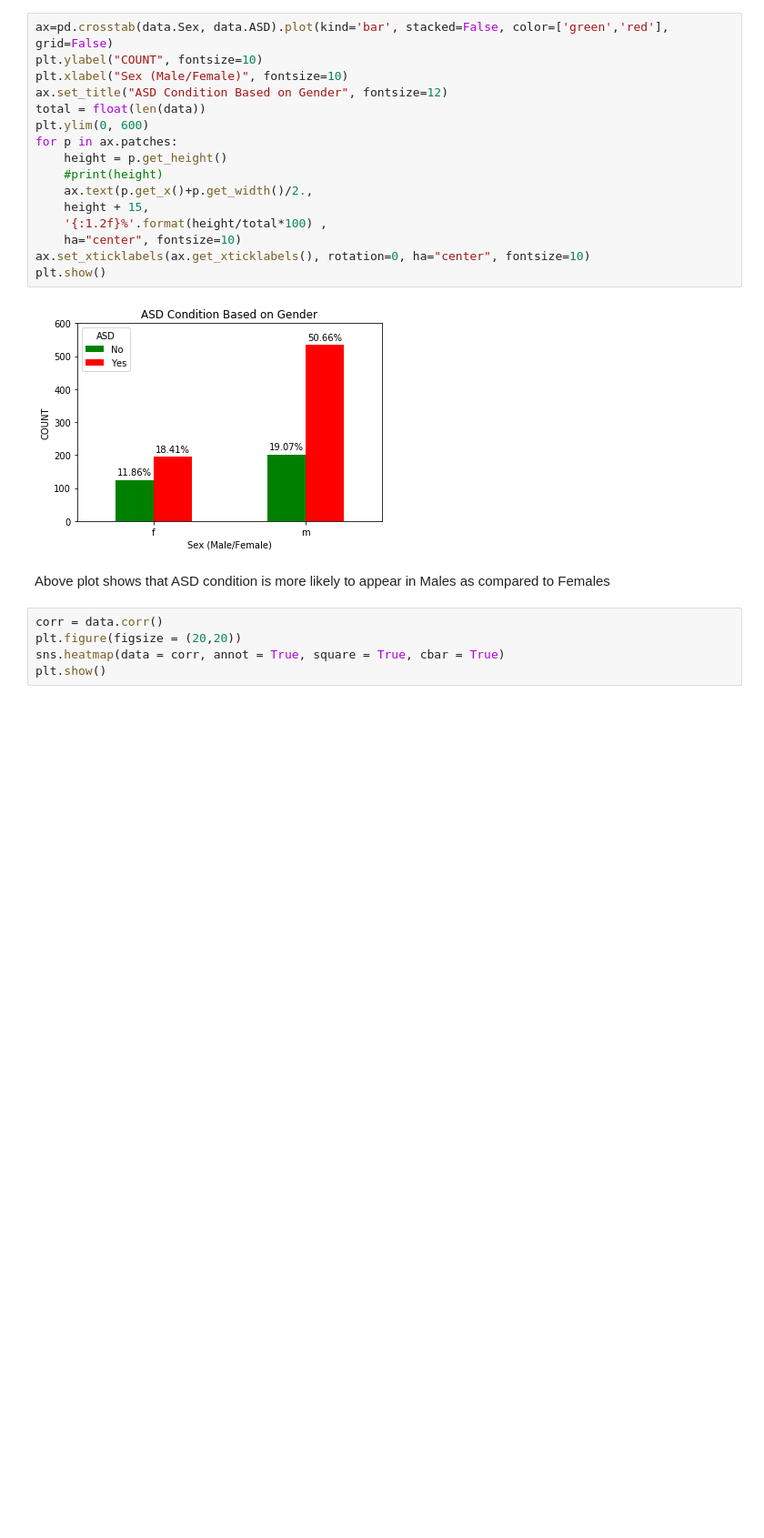
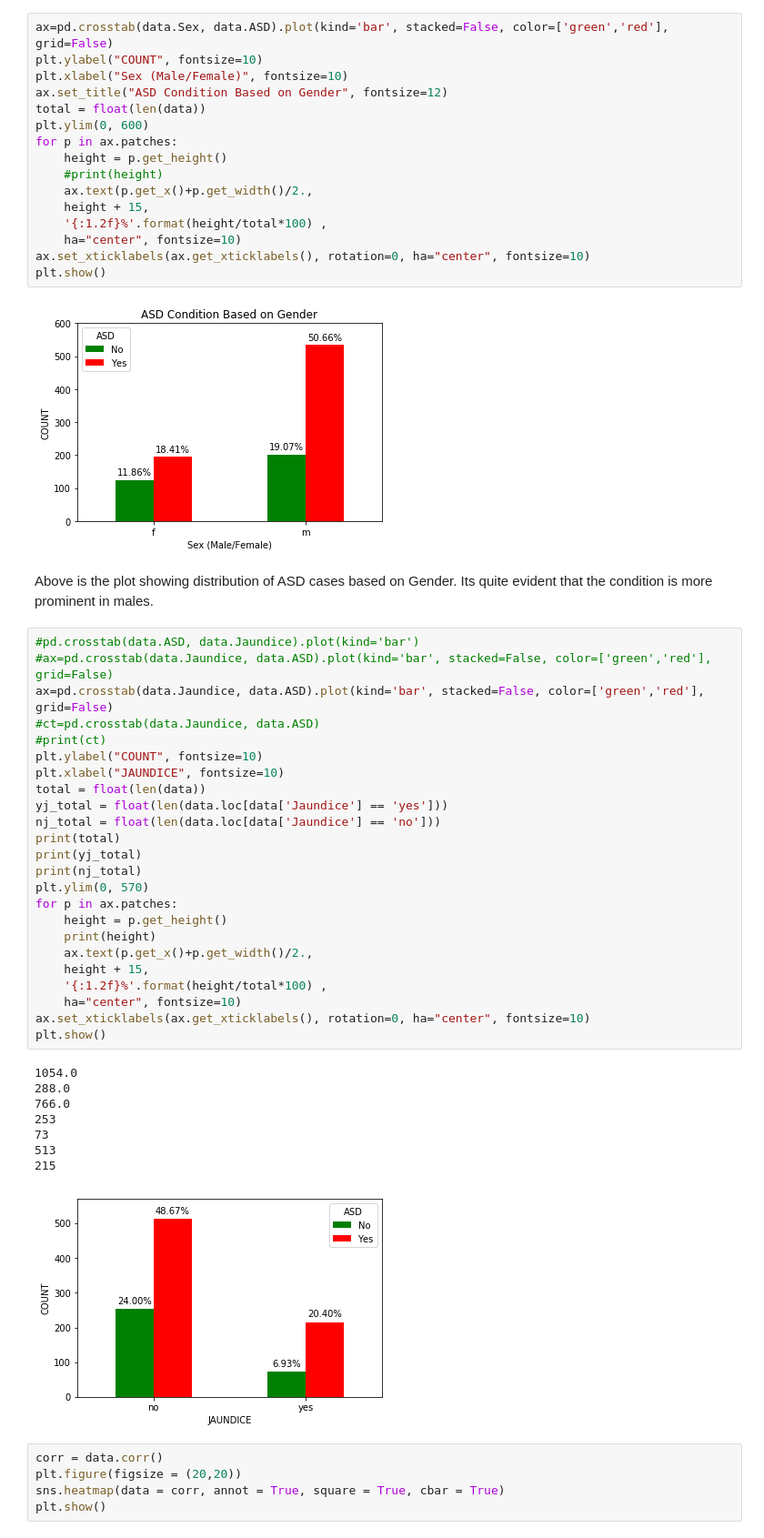
Before and after one commit to rajpragit/capstone, a Jupyter notebook: proj1/toddler-autism-model.ipynb, the cells around one changed output. Shown: that part at 91% size. Cells and saved outputs as stored; diff of their text form; blank space fills up the shorter version.

```diff
--- a/proj1/toddler-autism-model.ipynb
+++ b/proj1/toddler-autism-model.ipynb
@@ -203,8 +210,41 @@ ax.set_xticklabels(ax.get_xticklabels(), rotation=0, ha="center", fontsize=10)
 plt.show()
 # %% [output]
 [figure]
-# %% [markdown]
-Above plot shows that ASD condition is more likely to appear in Males as compared to Females
+# %% [markdown]
+Above is the plot showing distribution of ASD cases based on Gender. Its quite evident that the condition is more prominent in males.
+# %%
+#pd.crosstab(data.ASD, data.Jaundice).plot(kind='bar')
+#ax=pd.crosstab(data.Jaundice, data.ASD).plot(kind='bar', stacked=False, color=['green','red'], grid=False)
+ax=pd.crosstab(data.Jaundice, data.ASD).plot(kind='bar', stacked=False, color=['green','red'], grid=False)
+#ct=pd.crosstab(data.Jaundice, data.ASD)
+#print(ct)
+plt.ylabel("COUNT", fontsize=10)
+plt.xlabel("JAUNDICE", fontsize=10)
+total = float(len(data))
+yj_total = float(len(data.loc[data['Jaundice'] == 'yes']))
+nj_total = float(len(data.loc[data['Jaundice'] == 'no']))
+print(total)
+print(yj_total)
+print(nj_total)
+plt.ylim(0, 570)
+for p in ax.patches:
+    height = p.get_height()
+    print(height)
+    ax.text(p.get_x()+p.get_width()/2.,
+    height + 15,
+    '{:1.2f}%'.format(height/total*100) ,
+    ha="center", fontsize=10)
+ax.set_xticklabels(ax.get_xticklabels(), rotation=0, ha="center", fontsize=10)
+plt.show()
+# %% [output]
+1054.0
+288.0
+766.0
+253
+73
+513
+215
+[figure, added]
 # %%
 corr = data.corr()
 plt.figure(figsize = (20,20))
```
Also changed, not shown: parts of 2 cells of this notebook.
